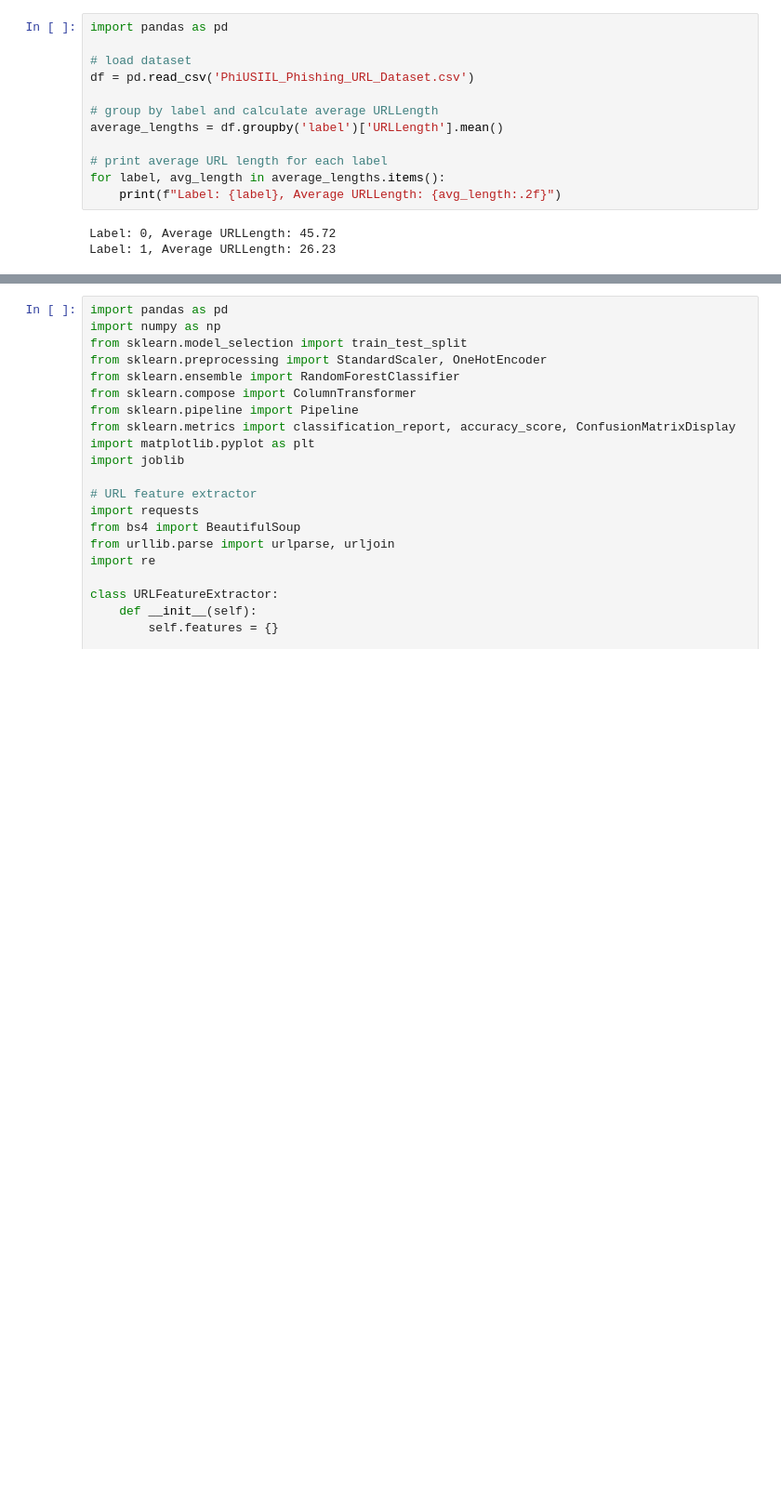
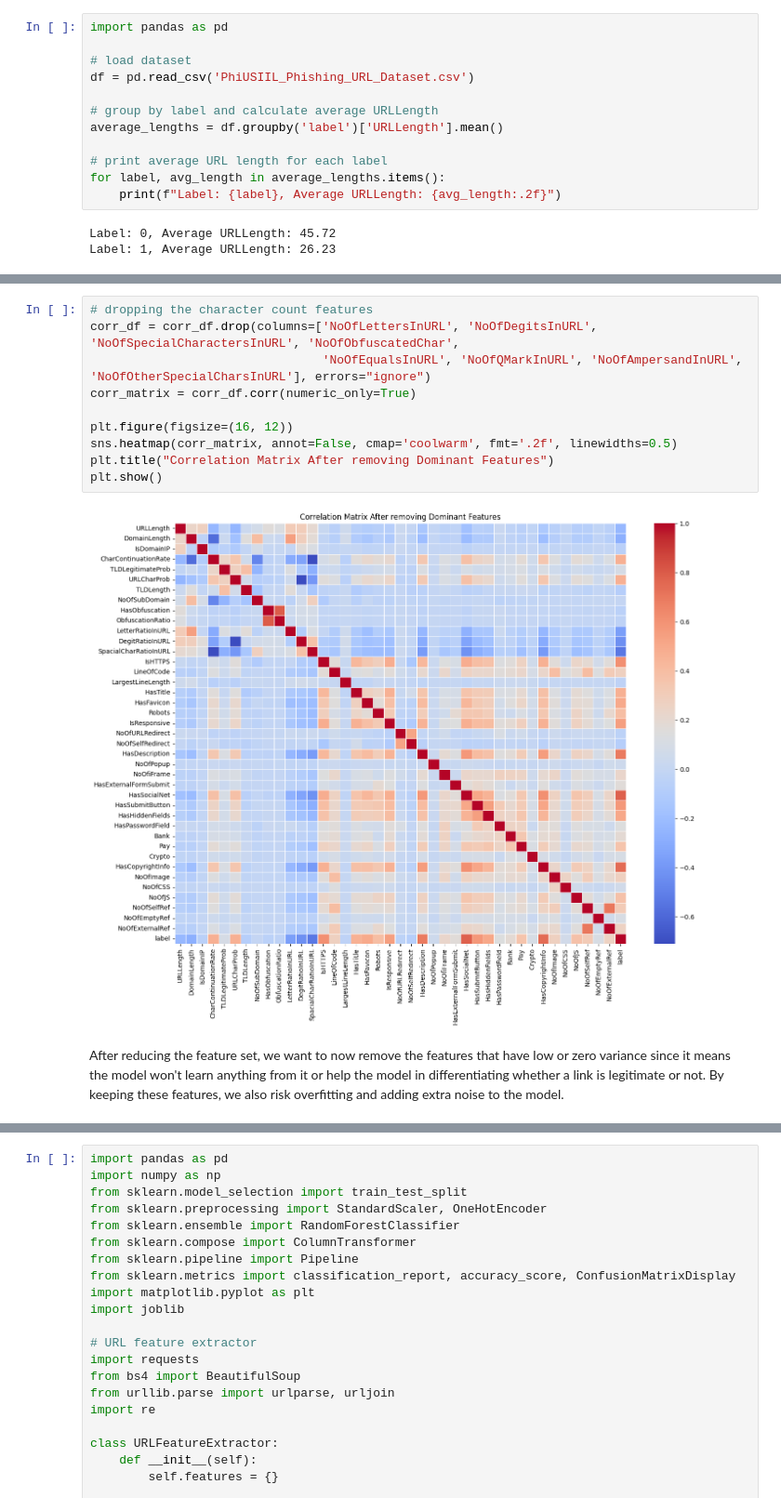
Before and after one commit to Xainax/CMPE255FinalProject, a Jupyter notebook: Updated_model.ipynb, the cells around one changed output, grey strips where cells are left out. Shown at 93% size. Saved outputs shown, nothing was run; the diff lists cells and outputs as text; blank space fills up the shorter version.

```diff
--- a/Updated_model.ipynb
+++ b/Updated_model.ipynb
@@ -15,0 +101,14 @@ Label: 1, Average URLLength: 26.23
+# %%
+# dropping the character count features
+corr_df = corr_df.drop(columns=['NoOfLettersInURL', 'NoOfDegitsInURL', 'NoOfSpecialCharactersInURL', 'NoOfObfuscatedChar',
+                                'NoOfEqualsInURL', 'NoOfQMarkInURL', 'NoOfAmpersandInURL', 'NoOfOtherSpecialCharsInURL'], errors="ignore")
+corr_matrix = corr_df.corr(numeric_only=True)
+
+plt.figure(figsize=(16, 12))
+sns.heatmap(corr_matrix, annot=False, cmap='coolwarm', fmt='.2f', linewidths=0.5)
+plt.title("Correlation Matrix After removing Dominant Features")
+plt.show()
+# %% [output]
+[figure, added]
+# %% [markdown]
+After reducing the feature set, we want to now remove the features that have low or zero variance since it means the model won't learn anything from it or help the model in differentiating whether a link is legitimate or not. By keeping these features, we also risk overfitting and adding extra noise to the model.
```
Also changed, not shown: parts of 9 cells of this notebook, 1 other file.
